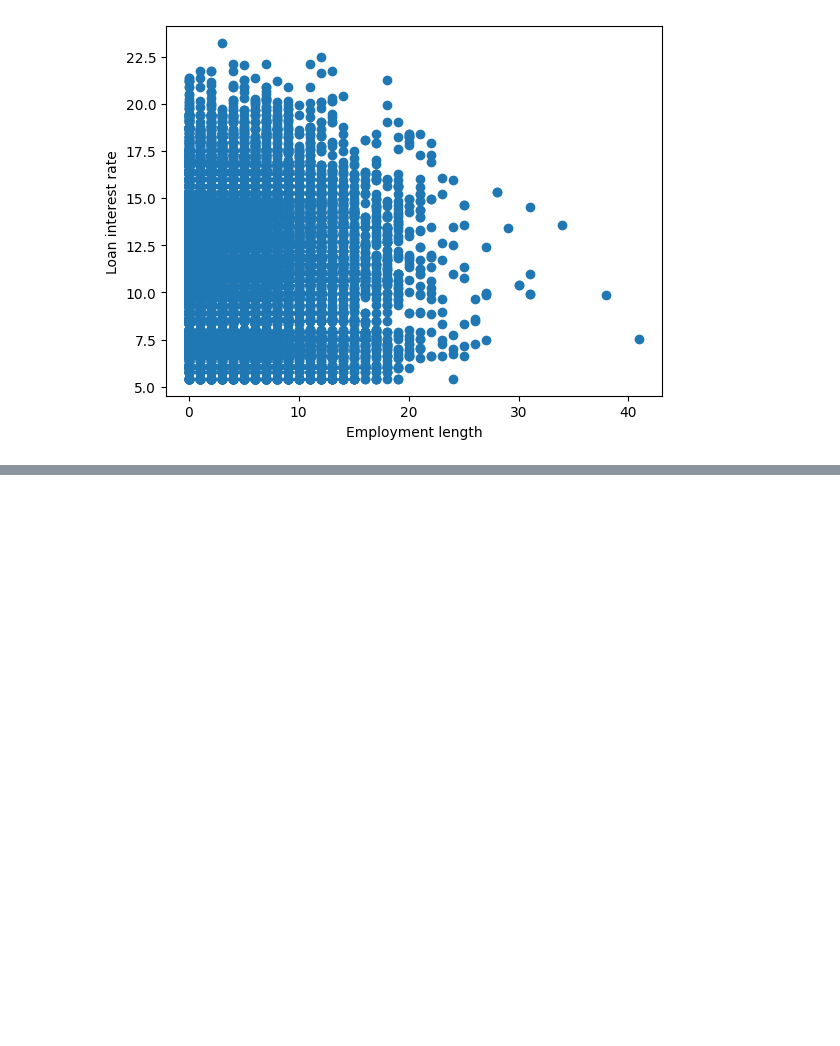
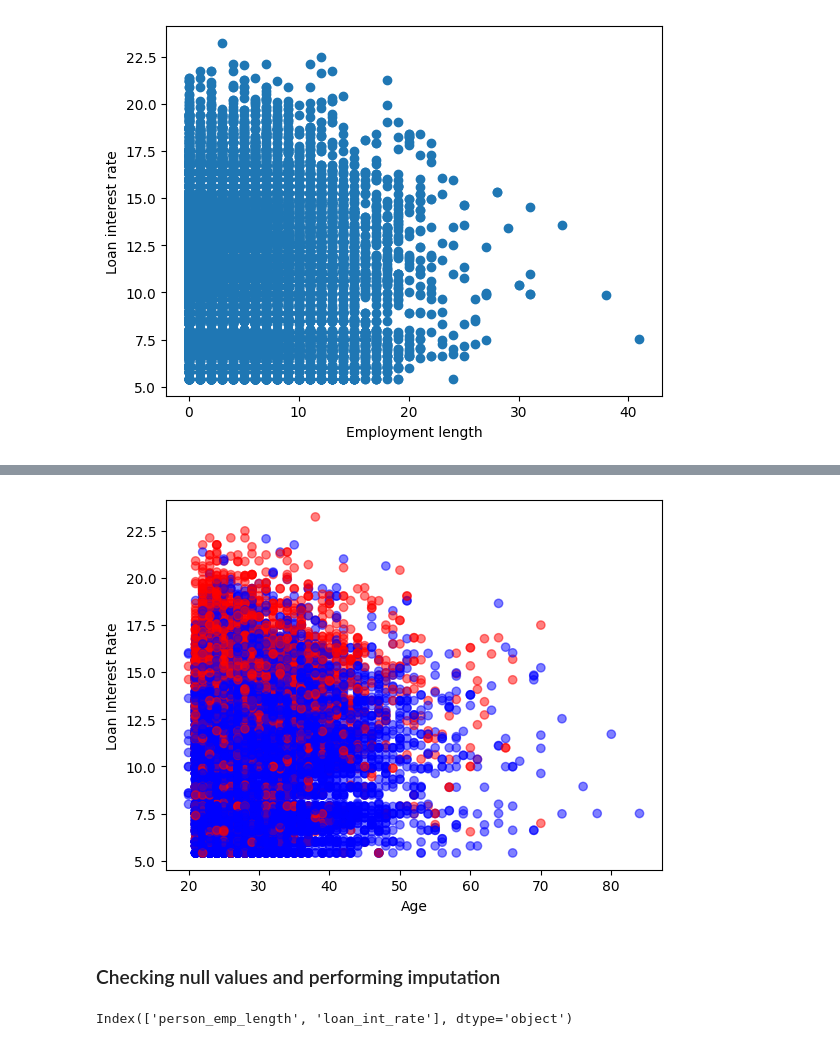
Before and after one commit to der-amit/credit-risk, a Jupyter notebook: data_exploration.ipynb, the cells around one changed output, grey strips where cells are left out. Saved outputs shown, nothing was run; the diff lists cells and outputs as text; code cells hidden in the pictures; blank space fills up the shorter version.

```diff
--- a/data_exploration.ipynb
+++ b/data_exploration.ipynb
@@ -95,0 +104,18 @@ plt.show()
+# %%
+indices = df[df['person_age'] >= 100].index
+# %%
+df.drop(indices, inplace = True)
+# %%
+colors = ['blue','red']
+plt.scatter(df['person_age'], df['loan_int_rate'], c = df['loan_status'],cmap = matplotlib.colors.ListedColormap(colors), alpha = 0.5)
+plt.xlabel('Age')
+plt.ylabel('Loan Interest Rate')
+plt.show()
+# %% [output]
+[figure, added]
+# %% [markdown]
+### Checking null values and performing imputation
+# %%
+print(df.columns[df.isnull().any()])
+# %% [output]
+Index(['person_emp_length', 'loan_int_rate'], dtype='object')
```
Also changed, not shown: parts of 12 cells of this notebook.
